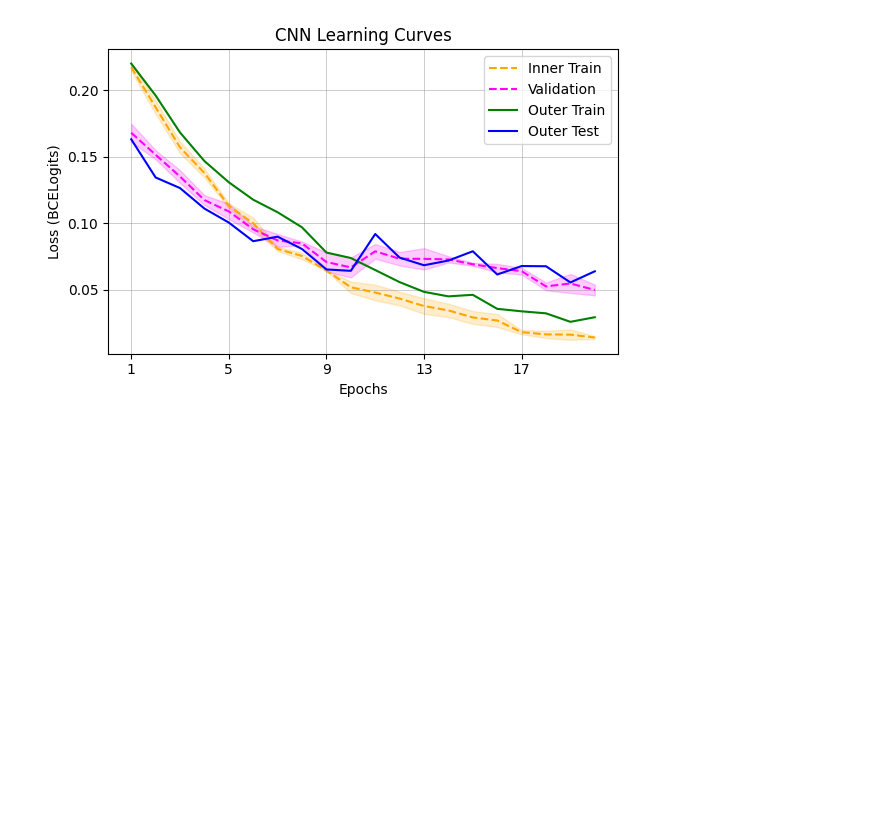
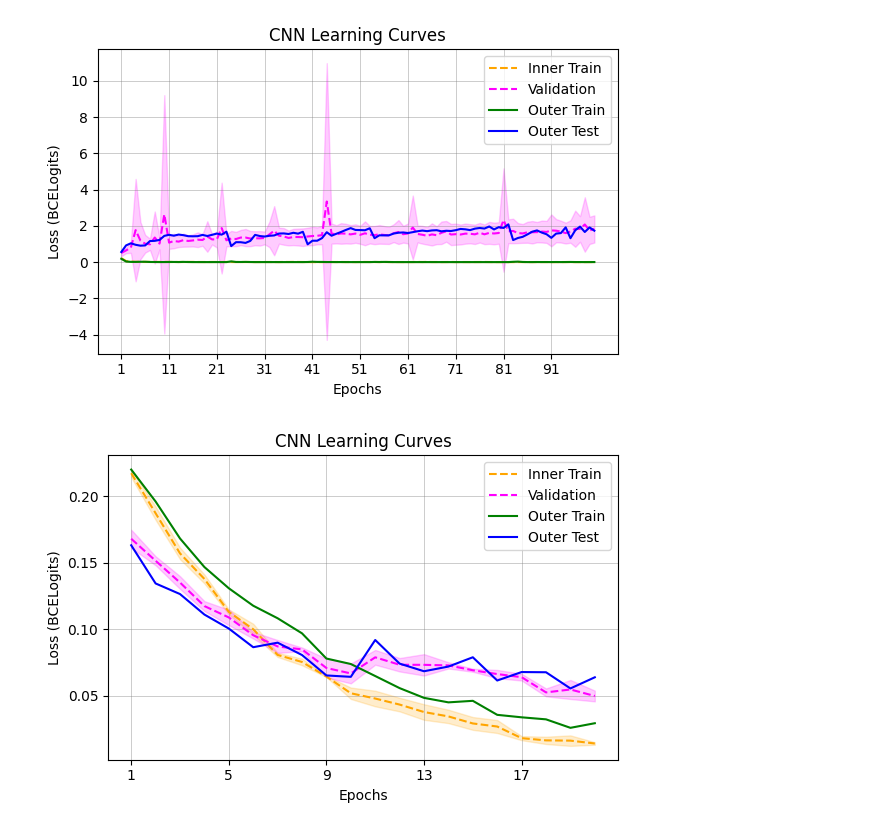
Before and after one commit to kinichen/dFC_task_presence, a Jupyter notebook: notebooks/figures.ipynb, the cells around one changed output. Saved outputs shown, nothing was run; the diff lists cells and outputs as text; code cells hidden in the pictures; blank space fills up the shorter version.

Commit message:
Fixed saving bugs and got losses figure

```diff
--- a/notebooks/figures.ipynb
+++ b/notebooks/figures.ipynb
@@ -23,10 +24,10 @@ with open("config.yaml", 'r') as f: # load config file
 # Load losses (for plot_learning curves())
 save_dir_l = os.path.join("saved_performances", model_name, "losses")
 
-inner_train_losses = np.load(os.path.join(save_dir_l, f"inner_train_losses_{date_str}.npy"), allow_pickle=True)
-val_losses = np.load(os.path.join(save_dir_l, f"val_losses_{date_str}.npy"), allow_pickle=True)
-outer_train_losses = np.load(os.path.join(save_dir_l, f"outer_train_losses_{date_str}.npy"), allow_pickle=True)
-test_losses = np.load(os.path.join(save_dir_l, f"test_losses_{date_str}.npy"), allow_pickle=True)
+inner_train_losses = np.load(os.path.join(save_dir_l, f"inner_train_losses_{dataset_name}_{date_str}.npy"), allow_pickle=True)
+val_losses = np.load(os.path.join(save_dir_l, f"val_losses_{dataset_name}_{date_str}.npy"), allow_pickle=True)
+outer_train_losses = np.load(os.path.join(save_dir_l, f"outer_train_losses_{dataset_name}_{date_str}.npy"), allow_pickle=True)
+test_losses = np.load(os.path.join(save_dir_l, f"test_losses_{dataset_name}_{date_str}.npy"), allow_pickle=True)
 # %%
 # Load metrics (for plot_performance_[bar/box/heatmap]())
 save_dir_m = os.path.join("saved_performances", model_name, "metrics")
@@ -63,7 +64,7 @@ def plot_learning_curves(epochs, inner_train_losses, val_losses, outer_train_cur
     plt.plot(epochs, test_curve, label="Outer Test", color="blue")
 
     plt.xlabel("Epochs")
-    plt.xticks(np.arange(min(epochs), max(epochs)+1, step=round(epochs[-1]/5, 1)))
+    plt.xticks(np.arange(min(epochs), max(epochs)+1, step=round(epochs[-1]/10, 1)))
     plt.ylabel("Loss (BCELogits)")
     plt.title(f"{model_name} Learning Curves")
     plt.grid(color='gray', linewidth=0.7, alpha=0.4)
@@ -218,3 +219,12 @@ def plot_performance_heatmap(data, metric_name=metric_name):
     plt.xlabel("Model × Task Paradigm")
     plt.tight_layout()
     plt.show()
+# %%
+############################# REAL DATA ################################
+num_epochs = config['models'][model_name]['training']['epochs']
+epochs = np.arange(1, num_epochs+1)
+
+# Run plot
+plot_learning_curves(epochs, inner_train_losses, val_losses, outer_train_losses, test_losses, model_name="CNN")
+# %% [output]
+[figure, added]
```
Also changed, not shown: parts of 5 cells of this notebook, 5 other files.
